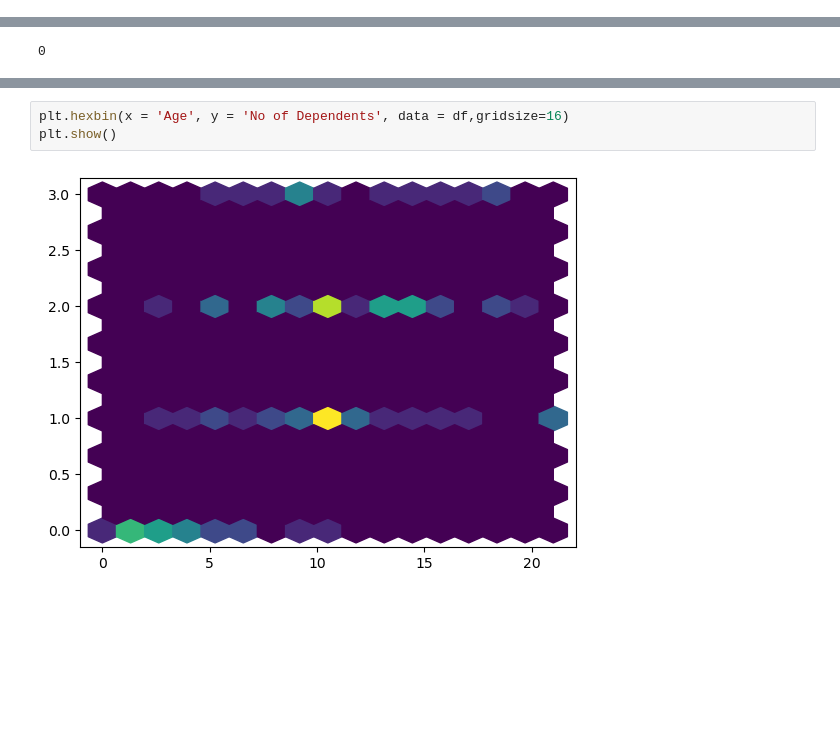
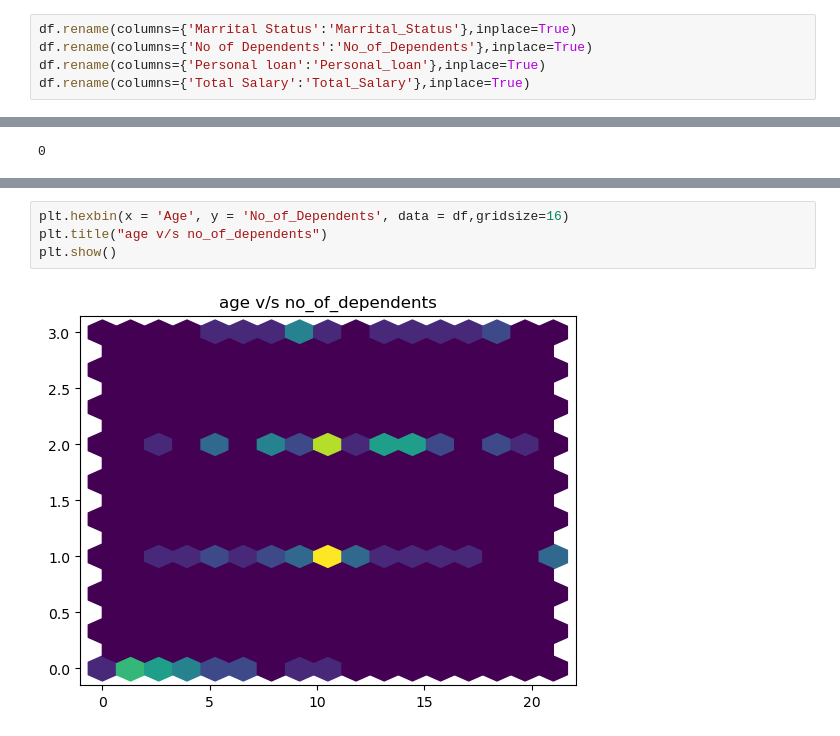
Before and after one commit to rohith4088/EV_SEGMENTATION, a Jupyter notebook: segmentation2.ipynb, the cells around one changed output, grey strips where cells are left out. Drawn from its saved outputs; the diff is of its cells as text; blank space fills up the shorter version.

```diff
--- a/segmentation2.ipynb
+++ b/segmentation2.ipynb
@@ -23,3 +23,8 @@ df.columns
 Index(['Age', 'Profession', 'Marrital Status', 'Education', 'No of Dependents',
        'Personal loan', 'Total Salary', 'Price'],
       dtype='object')
+# %%
+df.rename(columns={'Marrital Status':'Marrital_Status'},inplace=True)
+df.rename(columns={'No of Dependents':'No_of_Dependents'},inplace=True)
+df.rename(columns={'Personal loan':'Personal_loan'},inplace=True)
+df.rename(columns={'Total Salary':'Total_Salary'},inplace=True)
@@ -116,7 +130,8 @@ plt.show()
 # %% [output]
 [figure]
 # %%
-plt.hexbin(x = 'Age', y = 'No of Dependents', data = df,gridsize=16)
+plt.hexbin(x = 'Age', y = 'No_of_Dependents', data = df,gridsize=16)
+plt.title("age v/s no_of_dependents")
 plt.show()
 # %% [output]
-[figure, old version]
+[figure, new version]
```
Also changed, not shown: parts of 26 cells of this notebook.
